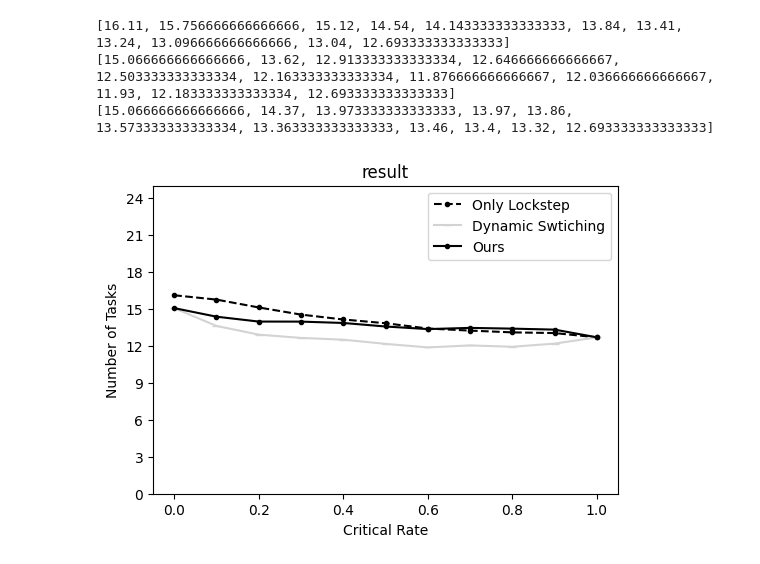
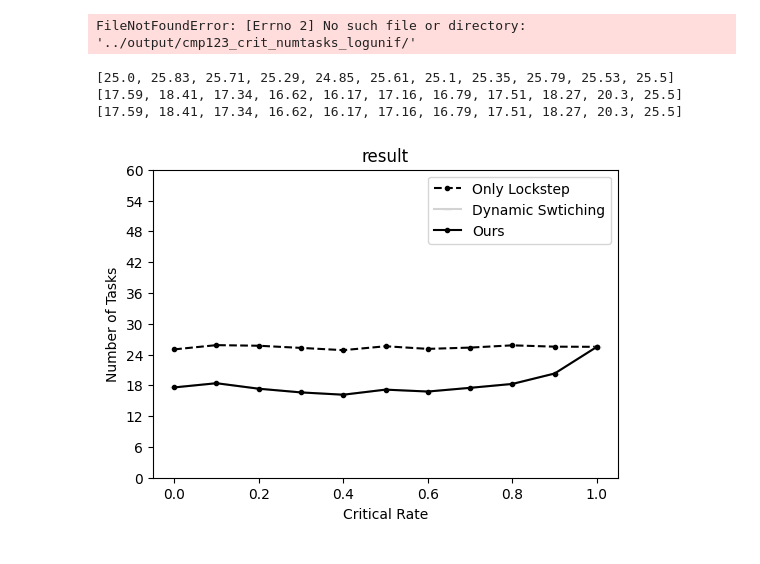
Before and after one commit to Akyeast/softerr_sim, a Jupyter notebook: vis/vis_crit_p_numtasks.ipynb, the cells around one changed output. Cells and saved outputs as stored; diff of their text form; code cells hidden in the pictures.

```diff
--- a/vis/vis_crit_p_numtasks.ipynb
+++ b/vis/vis_crit_p_numtasks.ipynb
@@ -5,7 +5,7 @@ import pandas as pd
 import os
 from utils import get_file_data, get_config, get_file_avg
 # %%
-file_path = '../output/cmp123_crit_numtasks_random_1000/'
+file_path = '../output/cmp123_crit_numtasks_util03_logunif/'
 files = sorted(os.listdir(file_path))
 
 cfg = get_config('../cfg/cmp123_crit_numtasks_cfg.json')
@@ -15,6 +15,8 @@ criticality_prob_list = cfg['critical_prob_list']
 only_ls = [0.0] * len(criticality_prob_list)
 ds = [0.0] * len(criticality_prob_list)
 ours = [0.0] * len(criticality_prob_list)
+# %% [output]
+FileNotFoundError: [Errno 2] No such file or directory: '../output/cmp123_crit_numtasks_logunif/'
 # %%
 for file in files :
     if not file.endswith('.txt') :
@@ -32,24 +34,24 @@ print(only_ls)
 print(ds)
 print(ours)
 # %% [output]
-[16.11, 15.756666666666666, 15.12, 14.54, 14.143333333333333, 13.84, 13.41, 13.24, 13.096666666666666, 13.04, 12.693333333333333]
-[15.066666666666666, 13.62, 12.913333333333334, 12.646666666666667, 12.503333333333334, 12.163333333333334, 11.876666666666667, 12.036666666666667, 11.93, 12.183333333333334, 12.693333333333333]
-[15.066666666666666, 14.37, 13.973333333333333, 13.97, 13.86, 13.573333333333334, 13.363333333333333, 13.46, 13.4, 13.32, 12.693333333333333]
+[25.0, 25.83, 25.71, 25.29, 24.85, 25.61, 25.1, 25.35, 25.79, 25.53, 25.5]
+[17.59, 18.41, 17.34, 16.62, 16.17, 17.16, 16.79, 17.51, 18.27, 20.3, 25.5]
+[17.59, 18.41, 17.34, 16.62, 16.17, 17.16, 16.79, 17.51, 18.27, 20.3, 25.5]
 # %%
 plt.figure(figsize=(6,4))
 
 ax = plt.gca()
 
 plt.plot(criticality_prob_list, only_ls, label='Only Lockstep', color='black', linestyle='dashed', marker='.')
 plt.plot(criticality_prob_list, ds, label='Dynamic Swtiching', color='lightgray', marker='_')
 plt.plot(criticality_prob_list, ours, label='Ours', color='black', marker='.')
 
 plt.title('result')
 plt.xlabel('Critical Rate')
 plt.ylabel('Number of Tasks')
 ax.yaxis.set_major_locator(plt.MaxNLocator(integer=True))
-plt.ylim(0,25)
+plt.ylim(0,60)
 plt.legend()
 plt.show()
 # %% [output]
-[figure, old version]
+[figure, new version]
```
Also changed, not shown: 9 other files.
